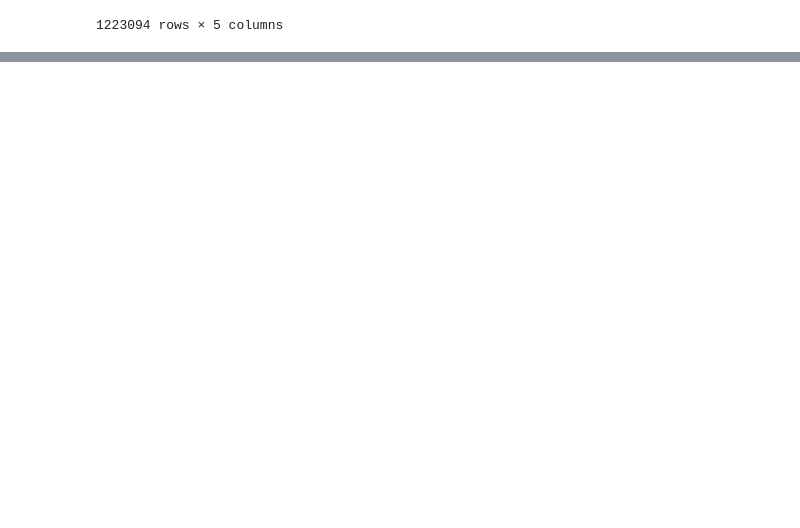
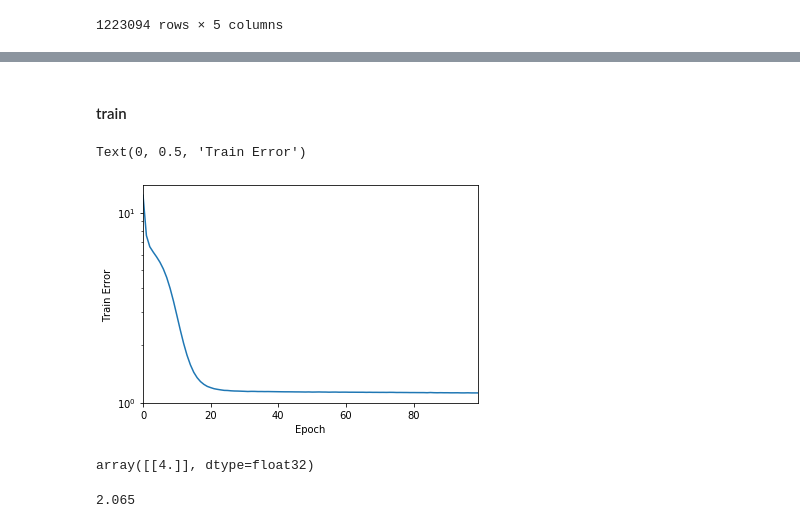
Before and after one commit to wonchankim97/Yelp-Recommender, a Jupyter notebook: EDA_KISOO.ipynb, the cells around one changed output, grey strips where cells are left out. Saved outputs shown, nothing was run; the diff lists cells and outputs as text; code cells hidden in the pictures; blank space fills up the shorter version.

```diff
--- a/EDA_KISOO.ipynb
+++ b/EDA_KISOO.ipynb
@@ -405,0 +506,2 @@ tip
+# %%
+train = rev_train_temp[['business_id','user_id','stars','date']][:10000]
@@ -405,0 +534,18 @@ tip
+# %%
+import keras
+from IPython.display import SVG
+from keras.optimizers import Adam
+from keras.utils.vis_utils import model_to_dot
+n_users, n_business = len(train.user_id.unique()), len(train.business_id.unique())
+n_latent_factors = 10
+# %%
+business_input = keras.layers.Input(shape=[1],name='Business')
+business_embedding = keras.layers.Embedding(n_business + 1, n_latent_factors, name='business-Embedding')(business_input)
+business_vec = keras.layers.Flatten(name='FlattenBusiness')(business_embedding)
+
+user_input = keras.layers.Input(shape=[1],name='User')
+user_vec = keras.layers.Flatten(name='FlattenUsers')(keras.layers.Embedding(n_users + 1, n_latent_factors,name='User-Embedding')(user_input))
+
+prod = keras.layers.dot([business_vec, user_vec], name='DotProduct', axes=1)
+model = keras.Model([user_input, business_input], prod)
+model.compile('adam', 'mean_squared_error')
@@ -405,0 +576,11 @@ tip
+# %% [markdown]
+#### train
+# %%
+history = model.fit([train.user_id, train.business_id], train.stars, epochs=100, verbose=0)
+# %%
+pd.Series(history.history['loss']).plot(logy=True)
+plt.xlabel("Epoch")
+plt.ylabel("Train Error")
+# %% [output]
+Text(0, 0.5, 'Train Error')
+[figure, added]
@@ -405,0 +590,9 @@ tip
+# %%
+np.round(model.predict([[21387], test.business_id]),0)
+# %% [output]
+array([[4.]], dtype=float32)
+# %%
+from sklearn.metrics import mean_absolute_error
+mean_absolute_error(y_true, y_hat)
+# %% [output]
+2.065
```
Also changed, not shown: parts of 37 cells of this notebook.
